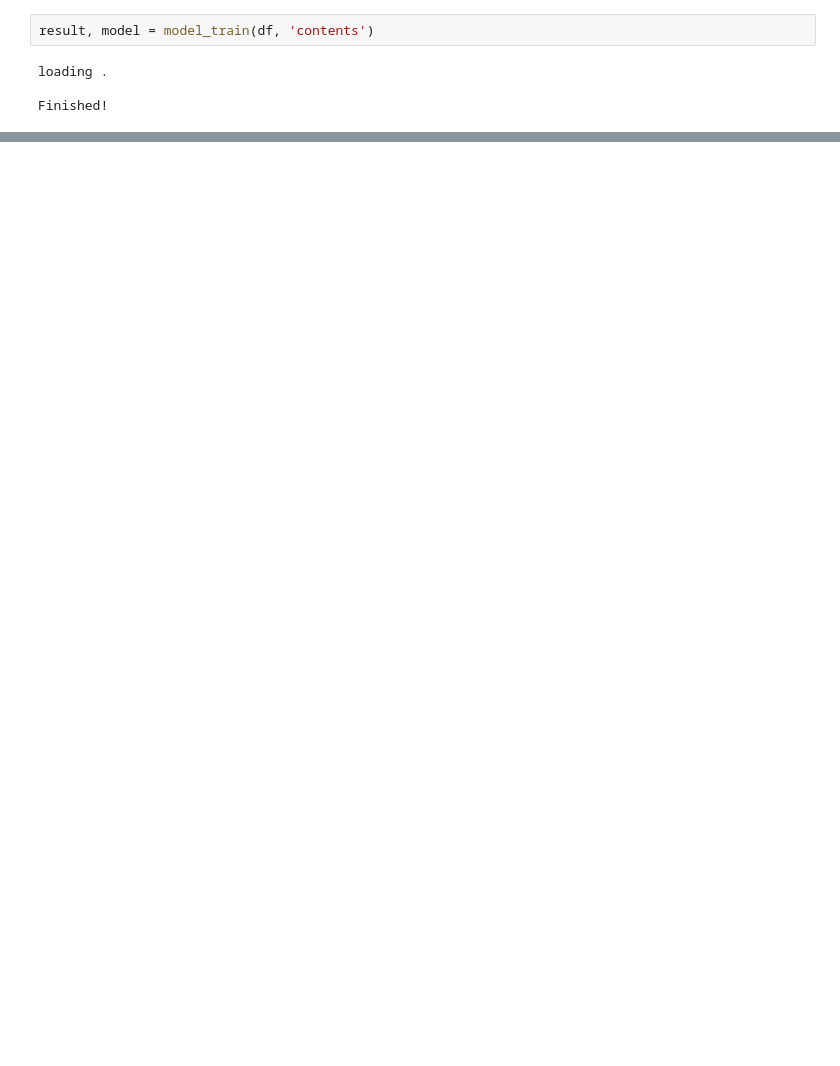
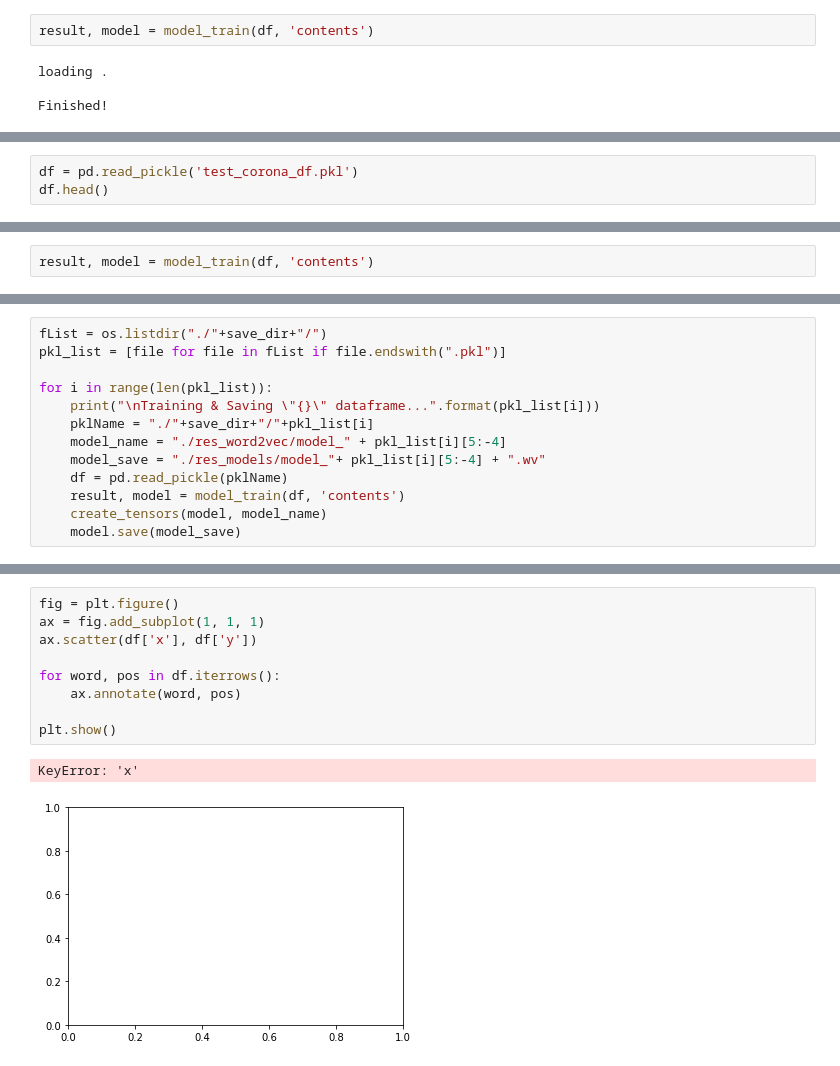
Before and after one commit to steve2972/MLDL_team_project, a Jupyter notebook: korean word training.ipynb, the cells around one changed output, grey strips where cells are left out. Saved outputs shown, nothing was run; the diff lists cells and outputs as text; blank space fills up the shorter version.

Commit message:
crawl n train

```diff
--- a/korean word training.ipynb
+++ b/korean word training.ipynb
@@ -169,0 +170,3 @@ print_similar(model, '감염')
+# %%
+df = pd.read_pickle('test_corona_df.pkl')
+df.head()
@@ -169,0 +180,2 @@ print_similar(model, '감염')
+# %%
+result, model = model_train(df, 'contents')
@@ -169,0 +441,13 @@ print_similar(model, '감염')
+# %%
+fList = os.listdir("./"+save_dir+"/")
+pkl_list = [file for file in fList if file.endswith(".pkl")]
+
+for i in range(len(pkl_list)):
+    print("\nTraining & Saving \"{}\" dataframe...".format(pkl_list[i]))
+    pklName = "./"+save_dir+"/"+pkl_list[i]
+    model_name = "./res_word2vec/model_" + pkl_list[i][5:-4]
+    model_save = "./res_models/model_"+ pkl_list[i][5:-4] + ".wv"
+    df = pd.read_pickle(pklName)
+    result, model = model_train(df, 'contents')
+    create_tensors(model, model_name)
+    model.save(model_save)
@@ -169,0 +541,12 @@ print_similar(model, '감염')
+# %%
+fig = plt.figure()
+ax = fig.add_subplot(1, 1, 1)
+ax.scatter(df['x'], df['y'])
+
+for word, pos in df.iterrows():
+    ax.annotate(word, pos)
+
+plt.show()
+# %% [output]
+KeyError: 'x'
+[figure, added]
```
Also changed, not shown: parts of 11 cells of this notebook, 5 other files.
